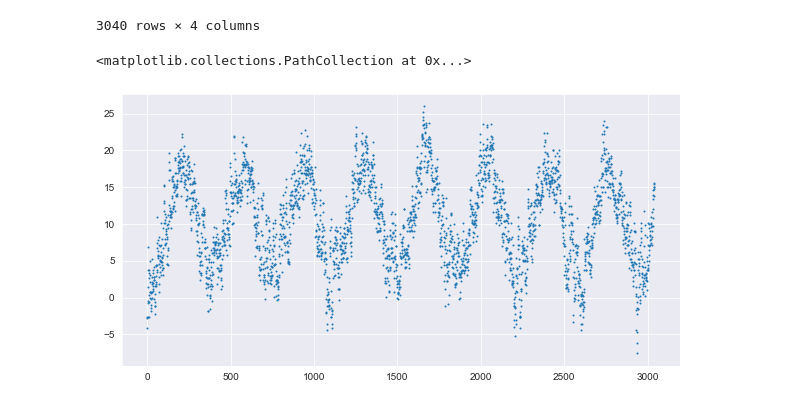
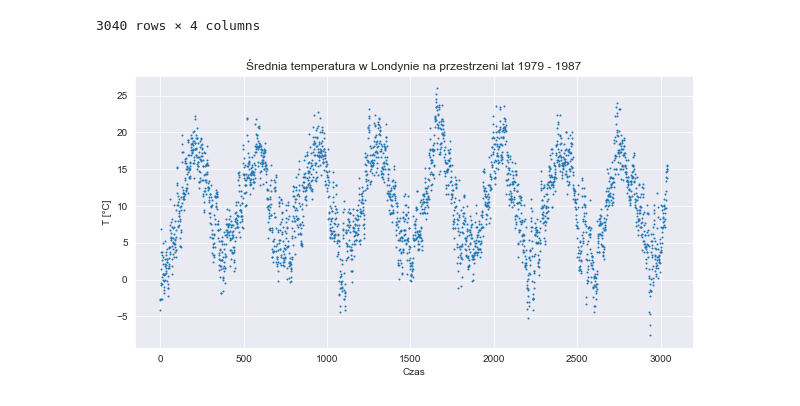
Before and after one commit to zlekoty/komputerowa_analiza_szereg-w_czasowych, a Jupyter notebook: kaszczR2/kaszczR2.ipynb, the cells around one changed output. Drawn from its saved outputs; the diff is of its cells as text; code cells hidden in the pictures.

```diff
--- a/kaszczR2/kaszczR2.ipynb
+++ b/kaszczR2/kaszczR2.ipynb
@@ -46,11 +46,10 @@ temp = df["mean_temp"]
 # %%
 plt.figure(figsize = (10,5))
 plt.scatter(t,temp,s=1)
-#plt.xlabel("PKB na osobę")
-#plt.ylabel("poziom szczęścia")
-#plt.title("Wykres zależności poziomu szczęścia od PKB na osobę")
+plt.xlabel("Czas")
+plt.ylabel("T [°C]")
+plt.title("Średnia temperatura w Londynie na przestrzeni lat 1979 - 1987")
 
-#plt.savefig('plot1.pdf', format='pdf')
+plt.savefig('obrazki/plot1.pdf', format='pdf')
 # %% [output]
-<matplotlib.collections.PathCollection at 0x...>
-[figure, old version]
+[figure, new version]
```
Also changed, not shown: parts of 17 cells of this notebook, 9 other files.
